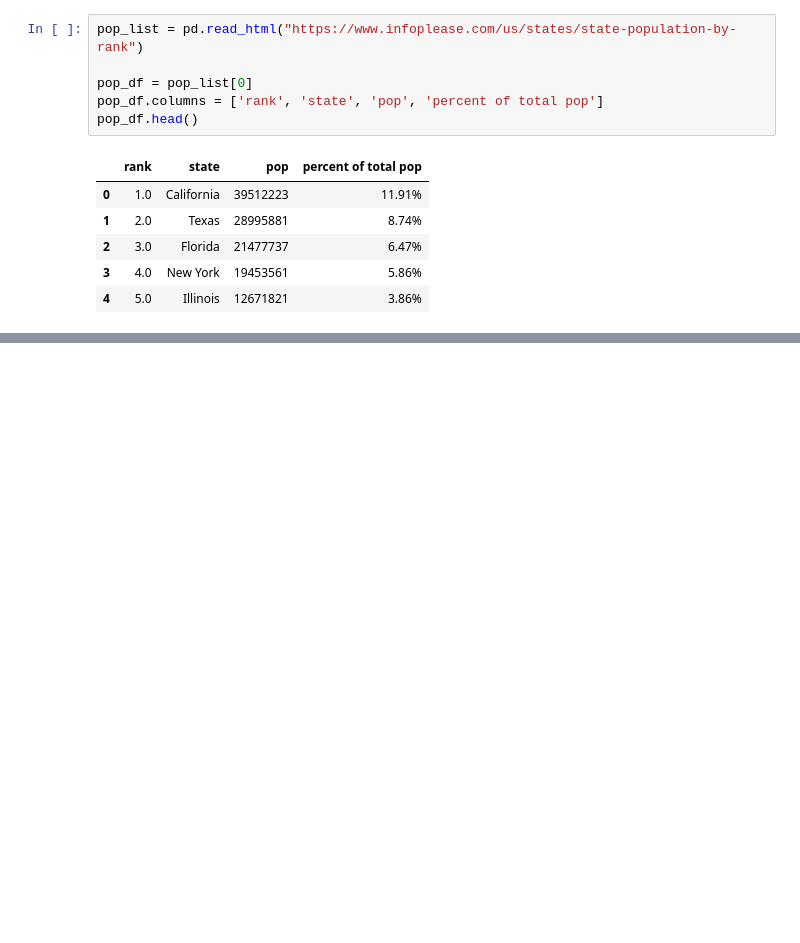
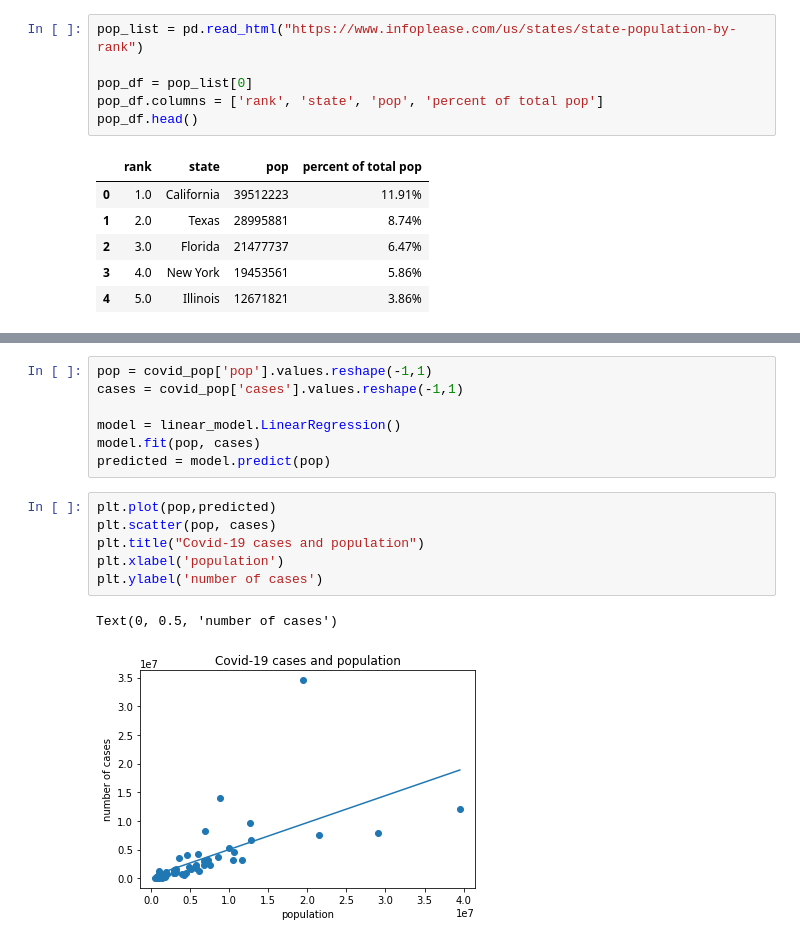
Before and after one commit to tuallen/Interpreting-the-Effects-of-COVID-19-on-the-University-of-Maryland, a Jupyter notebook: finaltutorial7-19.ipynb, the cells around one changed output, grey strips where cells are left out. Drawn from its saved outputs; the diff is of its cells as text; blank space fills up the shorter version.

```diff
--- a/finaltutorial7-19.ipynb
+++ b/finaltutorial7-19.ipynb
@@ -205,3 +204,19 @@ plt.ylabel('number of cases')
 # %% [output]
 Text(0, 0.5, 'number of cases')
 [figure]
+# %%
+pop = covid_pop['pop'].values.reshape(-1,1)
+cases = covid_pop['cases'].values.reshape(-1,1)
+
+model = linear_model.LinearRegression()
+model.fit(pop, cases)
+predicted = model.predict(pop)
+# %%
+plt.plot(pop,predicted)
+plt.scatter(pop, cases)
+plt.title("Covid-19 cases and population")
+plt.xlabel('population')
+plt.ylabel('number of cases')
+# %% [output]
+Text(0, 0.5, 'number of cases')
+[figure, added]
```
Also changed, not shown: parts of 3 cells of this notebook.
